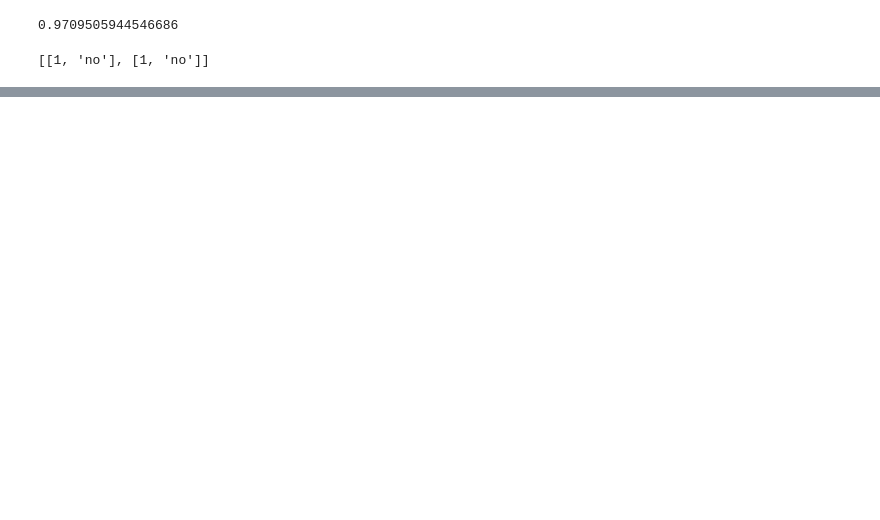
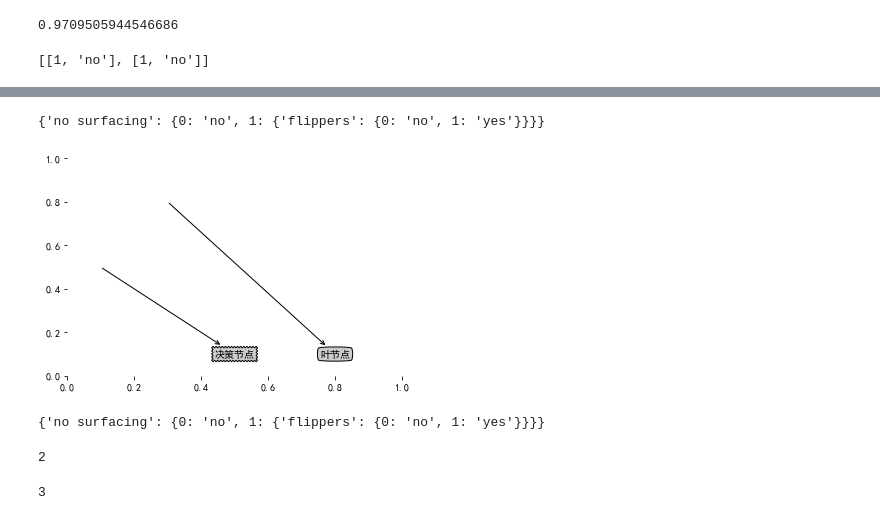
Before and after one commit to tangchengzao/pythonstudy, a Jupyter notebook: day02/decision_tree.ipynb, the cells around one changed output, grey strips where cells are left out. Saved outputs shown, nothing was run; the diff lists cells and outputs as text; code cells hidden in the pictures; blank space fills up the shorter version.

```diff
--- a/day02/decision_tree.ipynb
+++ b/day02/decision_tree.ipynb
@@ -57,0 +93,27 @@ def choose_best_feature(data_set):
+# %%
+create_tree(data_set=copy.deepcopy(g_data_set), labels=copy.deepcopy(g_labels))
+# %% [output]
+{'no surfacing': {0: 'no', 1: {'flippers': {0: 'no', 1: 'yes'}}}}
+# %%
+%matplotlib inline
+g_decision_node = dict(boxstyle="sawtooth", fc="0.8")
+g_leaf_node = dict(boxstyle="round4", fc="0.8")
+g_arrow_args = dict(arrowstyle="<-")
+font = {'family': "SimHei"}
+matplotlib.rc('font', **font)
+# %%
+def create_plot():
+    fig = plt.figure(1, facecolor="white")
+    fig.clf()
+    create_plot.ax1 = plt.subplot(111, frameon=False)
+    plot_node('决策节点', (0.5, 0.1), (0.1, 0.5), g_decision_node)
+    plot_node('叶节点', (0.8, 0.1), (0.3, 0.8), g_leaf_node)
+    plt.show()
+
+def plot_node(node_txt, center_pt, parent_pt, node_type):
+    create_plot.ax1.annotate(node_txt, xy=parent_pt, xycoords='axes fraction', xytext=center_pt,
+                             textcoords='axes fraction', va='center', ha='center', bbox=node_type, arrowprops=g_arrow_args)
+# %%
+create_plot()
+# %% [output]
+[figure, added]
@@ -57,0 +143,13 @@ def choose_best_feature(data_set):
+# %%
+g_my_tree = create_tree(data_set=copy.deepcopy(g_data_set), labels=copy.deepcopy(g_labels))
+g_my_tree
+# %% [output]
+{'no surfacing': {0: 'no', 1: {'flippers': {0: 'no', 1: 'yes'}}}}
+# %%
+get_tree_depth(g_my_tree)
+# %% [output]
+2
+# %%
+get_num_leafs(g_my_tree)
+# %% [output]
+3
```
Also changed, not shown: parts of 9 cells of this notebook.
